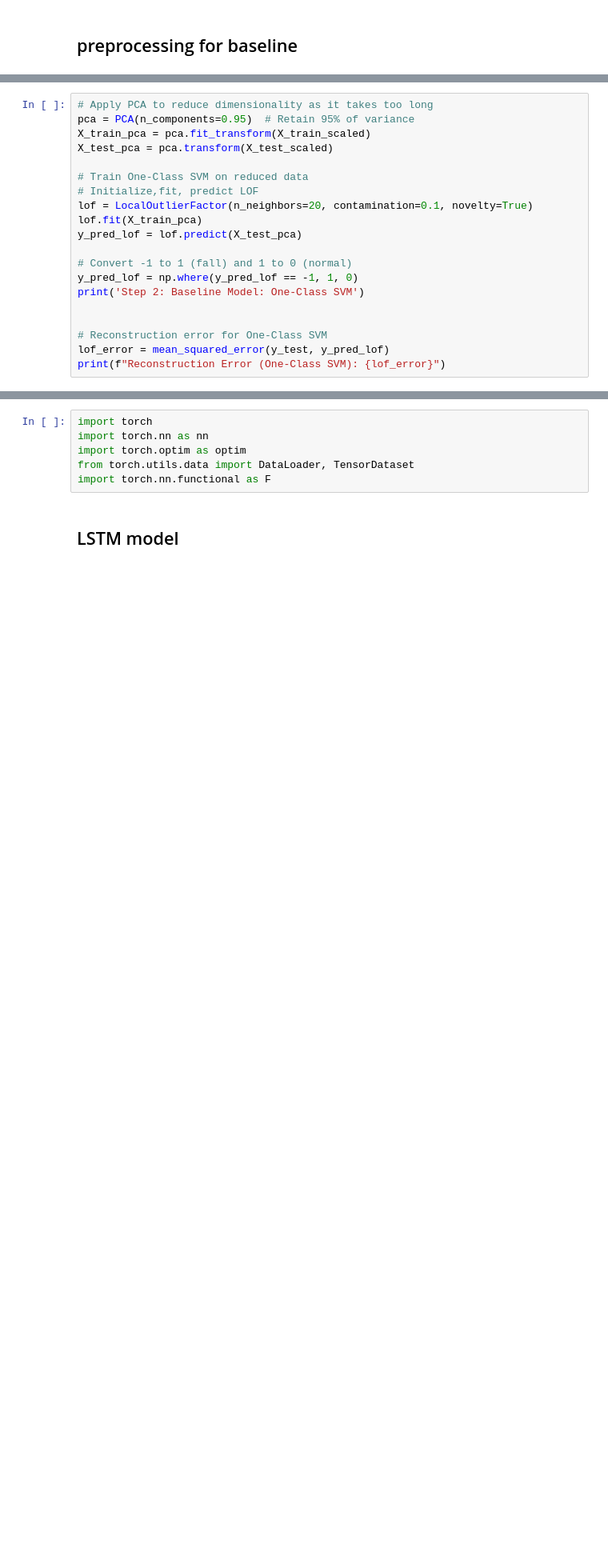
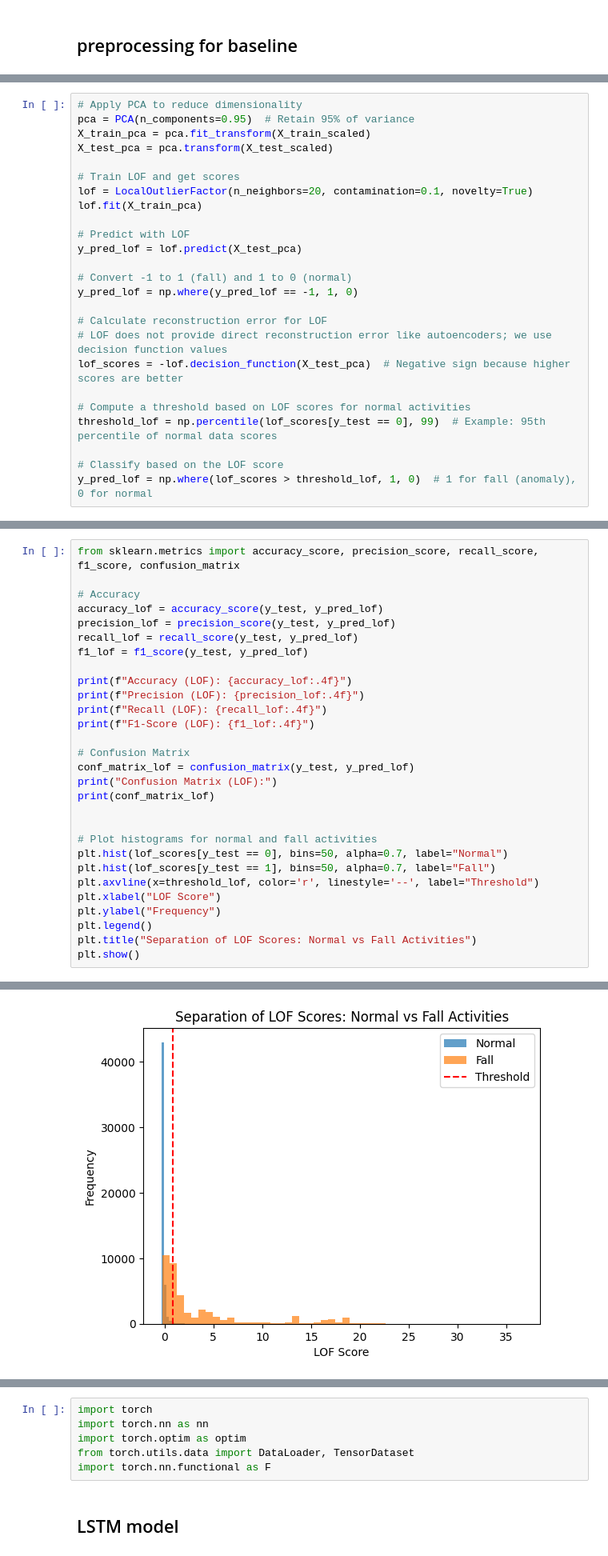
Before and after one commit to Uduv/Anomaly_Detection_ambiant_intellegence, a Jupyter notebook: time-series-anomaly-detection.ipynb, the cells around one changed output, grey strips where cells are left out. Shown at 80% size. Cells and saved outputs as stored; diff of their text form; blank space fills up the shorter version.

Commit message:
Kaggle Notebook | Time Series Anomaly Detection | oups

```diff
--- a/time-series-anomaly-detection.ipynb
+++ b/time-series-anomaly-detection.ipynb
@@ -447,20 +434,25 @@ I did use this technic instead of OneclassSVM as suggest by you because, my data
 # %%
-# Apply PCA to reduce dimensionality as it takes too long
+# Apply PCA to reduce dimensionality
 pca = PCA(n_components=0.95)  # Retain 95% of variance
 X_train_pca = pca.fit_transform(X_train_scaled)
 X_test_pca = pca.transform(X_test_scaled)
 
-# Train One-Class SVM on reduced data
-# Initialize,fit, predict LOF
+# Train LOF and get scores
 lof = LocalOutlierFactor(n_neighbors=20, contamination=0.1, novelty=True)
 lof.fit(X_train_pca)
+
+# Predict with LOF
 y_pred_lof = lof.predict(X_test_pca)
 
 # Convert -1 to 1 (fall) and 1 to 0 (normal)
 y_pred_lof = np.where(y_pred_lof == -1, 1, 0)
-print('Step 2: Baseline Model: One-Class SVM')
 
+# Calculate reconstruction error for LOF
+# LOF does not provide direct reconstruction error like autoencoders; we use decision function values
+lof_scores = -lof.decision_function(X_test_pca)  # Negative sign because higher scores are better
 
-# Reconstruction error for One-Class SVM
-lof_error = mean_squared_error(y_test, y_pred_lof)
-print(f"Reconstruction Error (One-Class SVM): {lof_error}")
+# Compute a threshold based on LOF scores for normal activities
+threshold_lof = np.percentile(lof_scores[y_test == 0], 99)  # Example: 95th percentile of normal data scores
+
+# Classify based on the LOF score
+y_pred_lof = np.where(lof_scores > threshold_lof, 1, 0)  # 1 for fall (anomaly), 0 for normal
@@ -500,0 +459,30 @@ Confusion Matrix:
+# %%
+from sklearn.metrics import accuracy_score, precision_score, recall_score, f1_score, confusion_matrix
+
+# Accuracy
+accuracy_lof = accuracy_score(y_test, y_pred_lof)
+precision_lof = precision_score(y_test, y_pred_lof)
+recall_lof = recall_score(y_test, y_pred_lof)
+f1_lof = f1_score(y_test, y_pred_lof)
+
+print(f"Accuracy (LOF): {accuracy_lof:.4f}")
+print(f"Precision (LOF): {precision_lof:.4f}")
+print(f"Recall (LOF): {recall_lof:.4f}")
+print(f"F1-Score (LOF): {f1_lof:.4f}")
+
+# Confusion Matrix
+conf_matrix_lof = confusion_matrix(y_test, y_pred_lof)
+print("Confusion Matrix (LOF):")
+print(conf_matrix_lof)
+
+
+# Plot histograms for normal and fall activities
+plt.hist(lof_scores[y_test == 0], bins=50, alpha=0.7, label="Normal")
+plt.hist(lof_scores[y_test == 1], bins=50, alpha=0.7, label="Fall")
+plt.axvline(x=threshold_lof, color='r', linestyle='--', label="Threshold")
+plt.xlabel("LOF Score")
+plt.ylabel("Frequency")
+plt.legend()
+plt.title("Separation of LOF Scores: Normal vs Fall Activities")
+plt.show()
+# %% [output]
@@ -500,0 +496 @@ Confusion Matrix:
+[figure, added]
```
Also changed, not shown: parts of 38 cells of this notebook.
